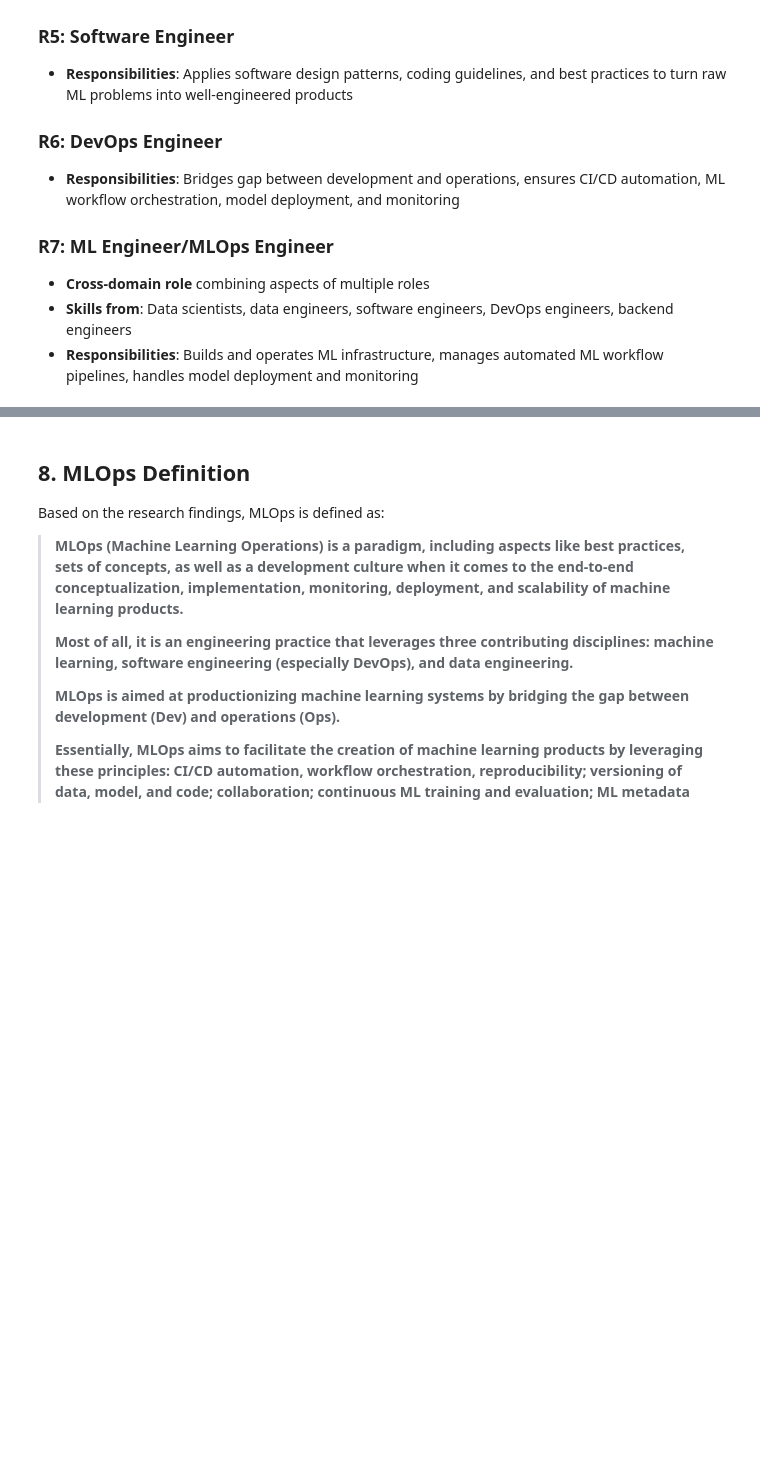
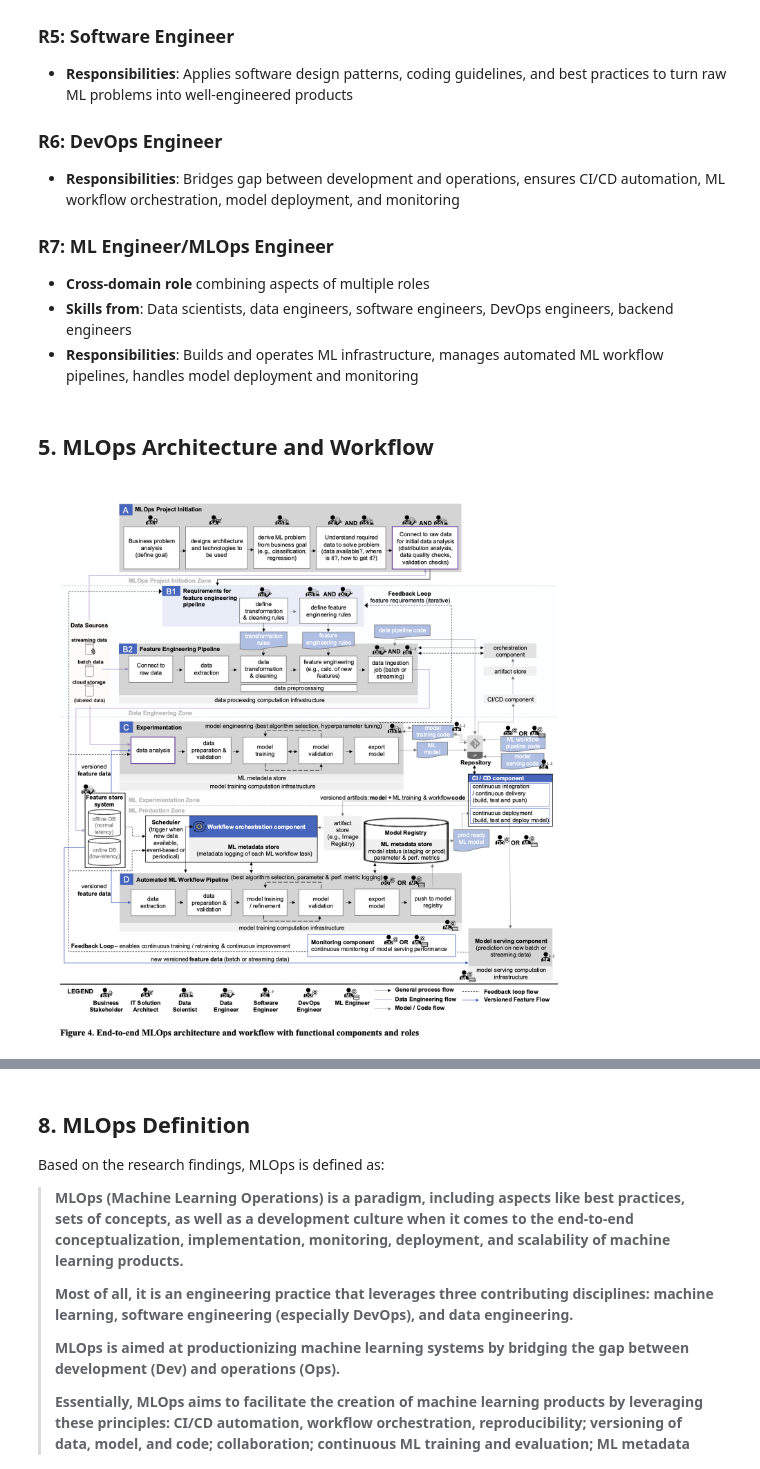
Before and after one commit to YZXBiz/mlops-principle, a Jupyter notebook: mlops_principles.ipynb, the cells around one changed output, grey strips where cells are left out. Saved outputs shown, nothing was run; the diff lists cells and outputs as text; code cells hidden in the pictures; blank space fills up the shorter version.

Commit message:
Update MLOps principles notebook: Add new image, enhance formatting with line breaks, and improve readability

```diff
--- a/mlops_principles.ipynb
+++ b/mlops_principles.ipynb
@@ -173,4 +200,12 @@ MLOps requires **7 key roles** for successful implementation:
 - **Cross-domain role** combining aspects of multiple roles
 - **Skills from**: Data scientists, data engineers, software engineers, DevOps engineers, backend engineers
 - **Responsibilities**: Builds and operates ML infrastructure, manages automated ML workflow pipelines, handles model deployment and monitoring
+# %% [markdown]
+## 5. MLOps Architecture and Workflow
+# %%
+Image(filename="images/e2e.png",
+      width=1000,
+      height=1000)
+# %% [output]
+[figure, added]
 # %% [markdown]
```
Also changed, not shown: parts of 2 cells of this notebook, 1 other file.
